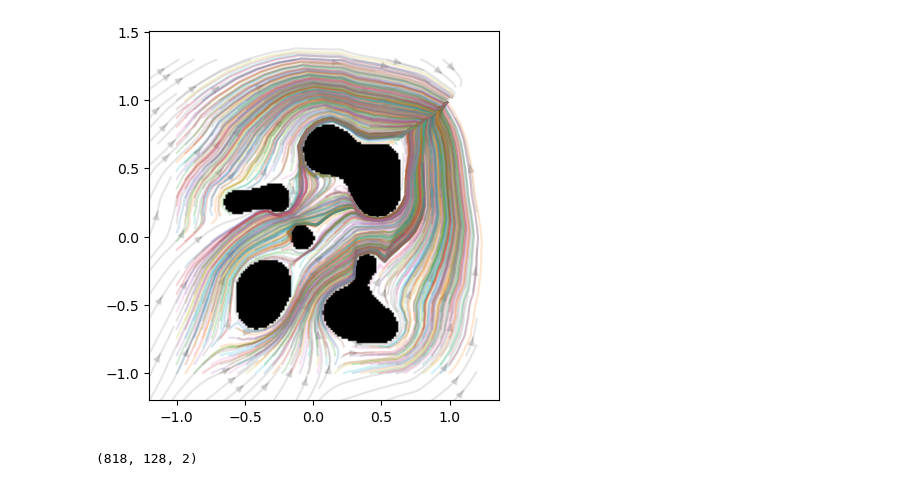
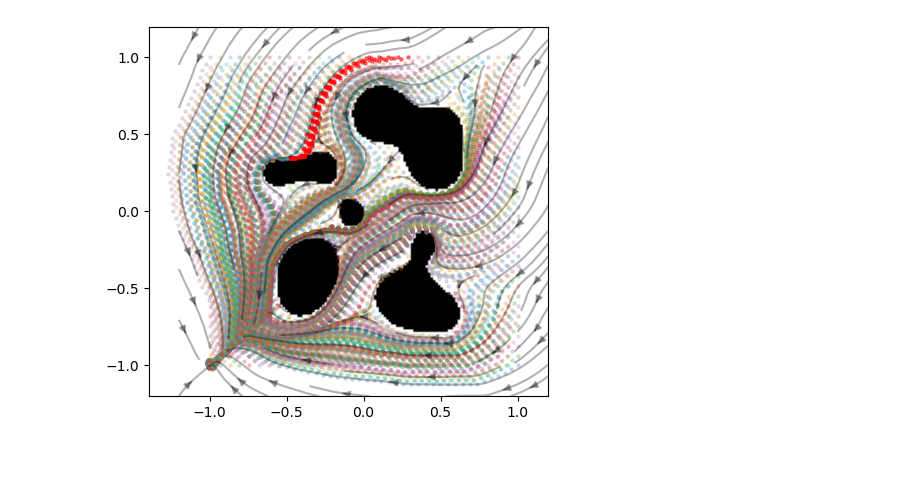
Before and after one commit to yanweiw/RoCUS, a Jupyter notebook: navigation/test_ds.ipynb, the cells around one changed output. Saved outputs shown, nothing was run; the diff lists cells and outputs as text; code cells hidden in the pictures; blank space fills up the shorter version.

```diff
--- a/navigation/test_ds.ipynb
+++ b/navigation/test_ds.ipynb
@@ -183,19 +81,14 @@ for start in AB[:-1]: # remove the last entry which coincides with the goal
-# %%
-res = 100
-plt.imshow(env.arena.occ_grid, origin='lower', extent=[-1.2, 1.2, -1.2, 1.2], cmap='binary')
-plt.streamplot(XY[:, 0].reshape(res, res), XY[:, 1].reshape(res, res), UV[:, 0].reshape(res, res), UV[:, 1].reshape(res, res), color=[0, 0, 0, 0.1])
-traj_lens = []
-traj_longer = []
-for traj in traj_data:
-    plt.plot(traj[:, 0], traj[0:, 1], alpha=0.2)
-    traj_lens.append(len(traj))
-    if len(traj) > 100:
-        traj_longer.append(traj)
-# %% [output]
-[figure, removed]
-# %%
-traj_data = np.stack(traj_data)
-traj_data.shape
-# %% [output]
-(818, 128, 2)
+# %%
+# investigate long traj
+plot_ds(env, XY, UV)
+for traj in traj_data:
+# while True:
+#     traj = random.choice(traj_data)
+    if len(traj) < 500:
+        plt.scatter(traj[::1, 0], traj[::1, 1], alpha=0.2, s=5)
+    else:
+        plt.scatter(traj[::1, 0], traj[::1, 1], alpha=0.5, c='r', s=5)
+#         break
+# %% [output]
+[figure, added]
 # %%
```
Also changed, not shown: parts of 13 cells of this notebook, 4 other files.
